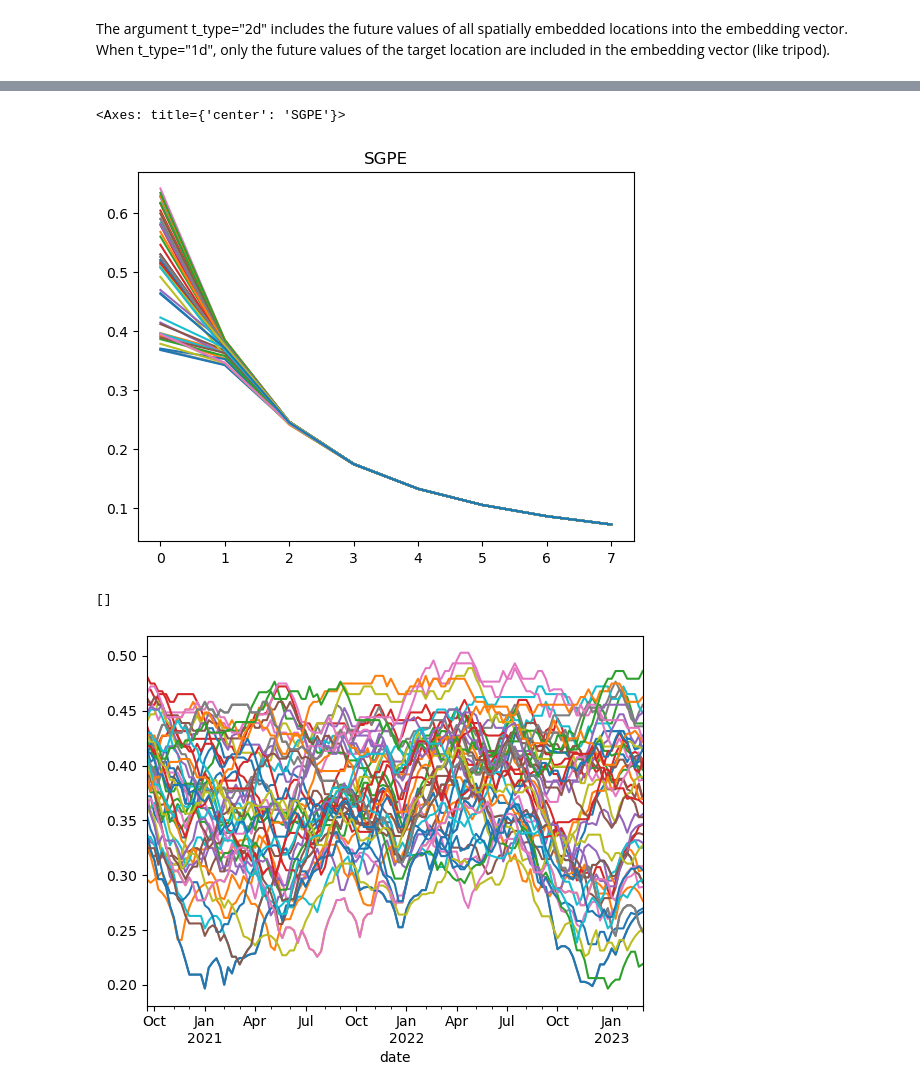
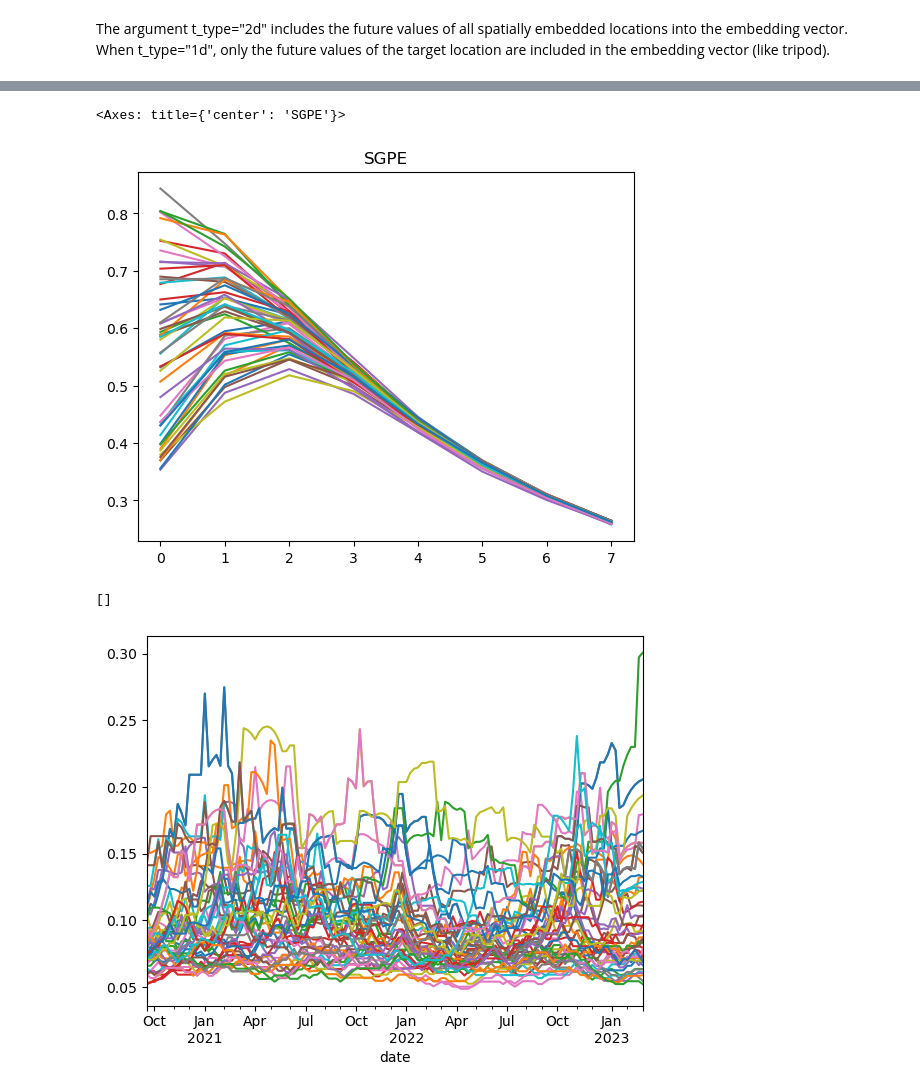
Before and after one commit to jeremynachison/SGPE_for_predictability, a Jupyter notebook: notebooks/test_ordpy.ipynb, the cells around one changed output, grey strips where cells are left out. Cells and saved outputs as stored; diff of their text form; code cells hidden in the pictures.

```diff
--- a/notebooks/test_ordpy.ipynb
+++ b/notebooks/test_ordpy.ipynb
@@ -61,14 +60,14 @@ The argument t_type="2d" includes the future values of all spatially embedded lo
 # %%
 # see the difference between switching t_type to "1d"
-(df.apply(lambda col: [sgpe.calculate(col.name, df, pop_centers, ds=3,dt=x, taut=7, taus=1, t_type="2d") for x in np.arange(2,10)])
+(df.apply(lambda col: [sgpe.calculate(col.name, df, pop_centers, ds=3,dt=x, taut=7, taus=1, t_type="1d") for x in np.arange(2,10)])
  .plot(legend=None, title="SGPE"))
 # %% [output]
 <Axes: title={'center': 'SGPE'}>
-[figure, old version]
+[figure, new version]
 # %%
-(sgpe.rolling_window(30, df, pop_centers, ds=3,dt=2,taus=1,taut=7, t_type="2d")
+(sgpe.rolling_window(30, df, pop_centers, ds=3,dt=2,taus=1,taut=7, t_type="2d", normalize=False)
  .plot(legend=False).plot(legend=False, title="SGPE"))
 # %% [output]
 []
-[figure, old version]
+[figure, new version]
 # %%
```
Also changed, not shown: parts of 6 cells of this notebook, 29 other files.
